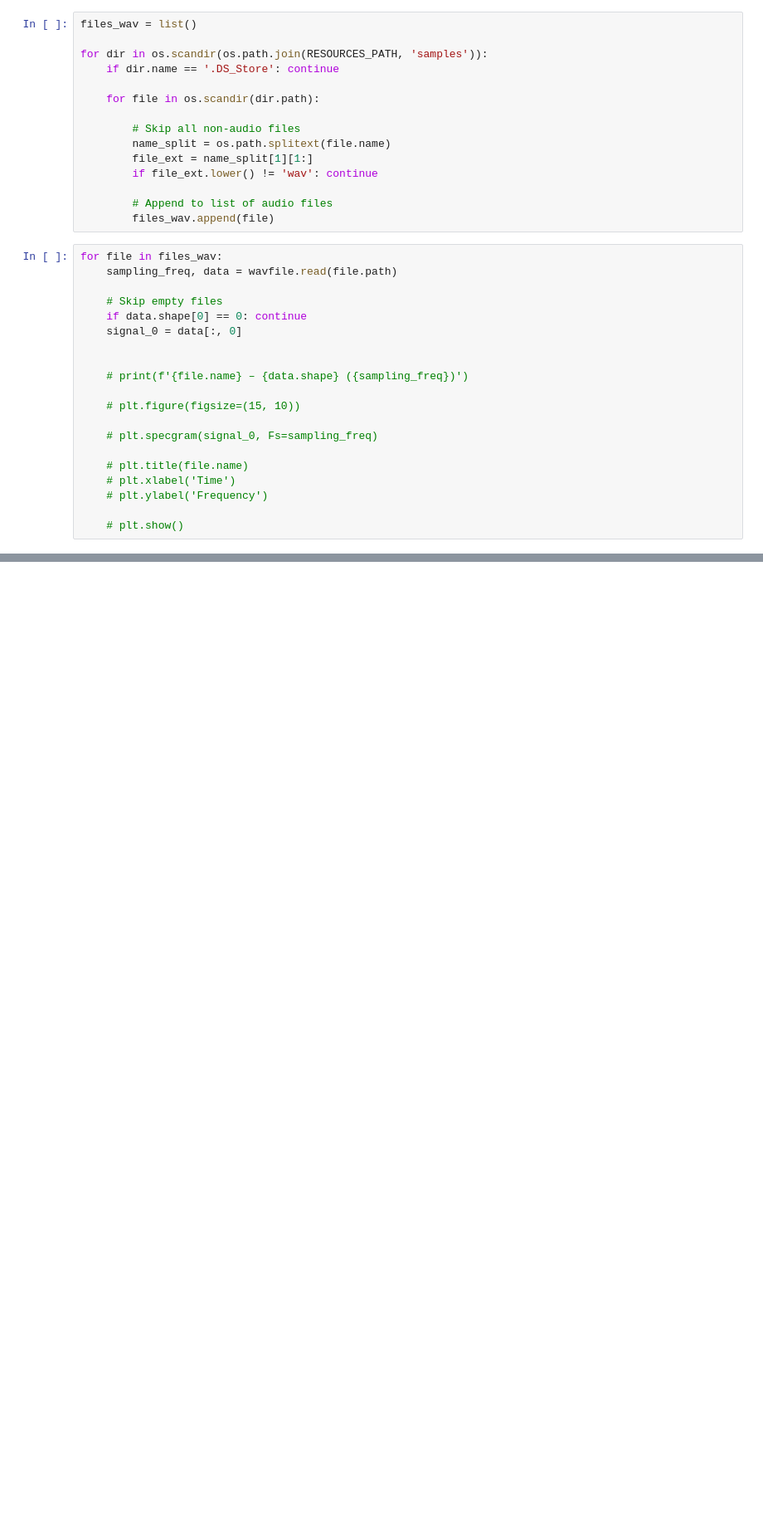
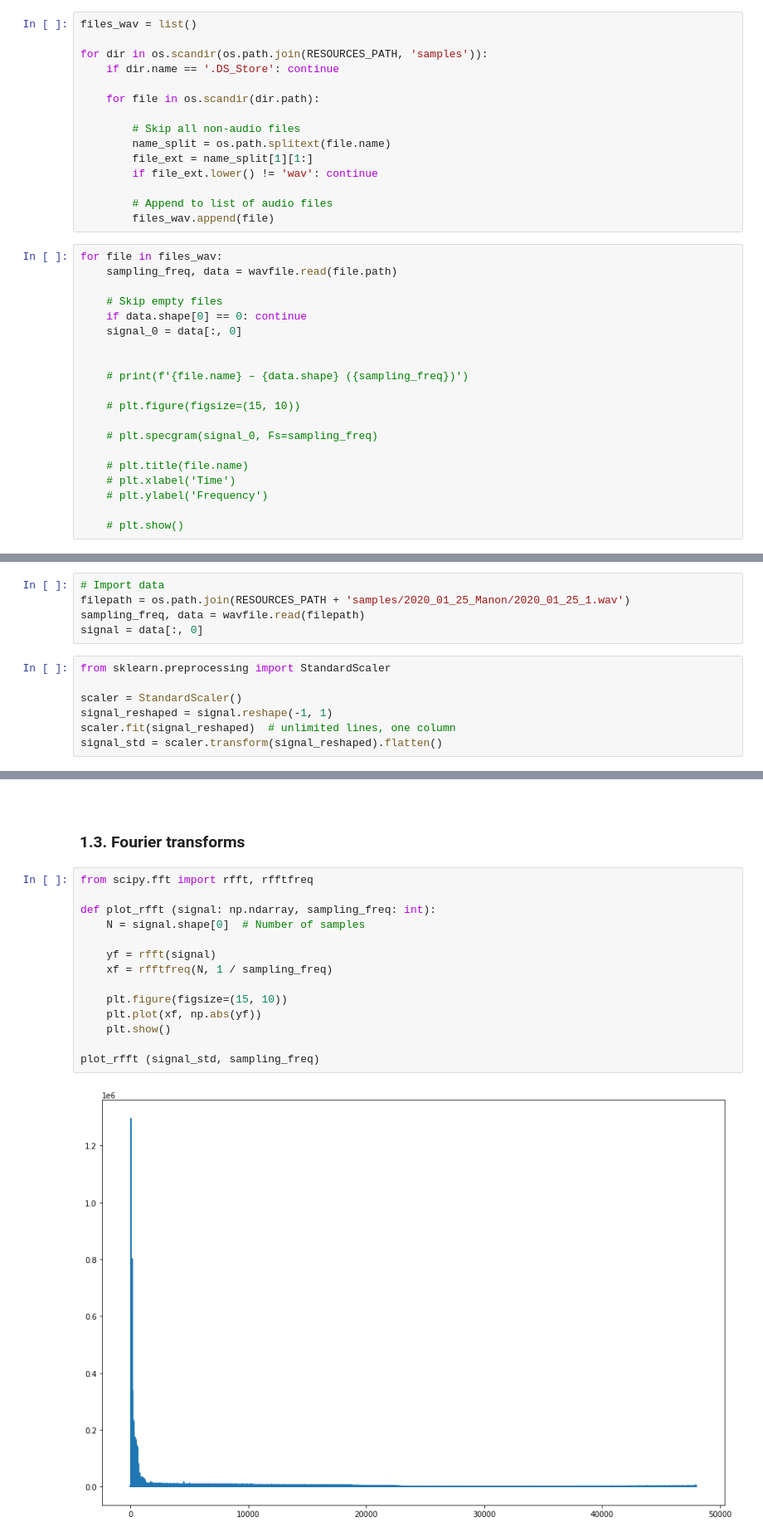
Before and after one commit to ahernot/data2021-bruits-mer, a Jupyter notebook: denoising.ipynb, the cells around one changed output, grey strips where cells are left out. Shown at 83% size. Cells and saved outputs as stored; diff of their text form; blank space fills up the shorter version.

```diff
--- a/denoising.ipynb
+++ b/denoising.ipynb
@@ -41,0 +48,12 @@ for file in files_wav:
+# %%
+# Import data
+filepath = os.path.join(RESOURCES_PATH + 'samples/2020_01_25_Manon/2020_01_25_1.wav')
+sampling_freq, data = wavfile.read(filepath)
+signal = data[:, 0]
+# %%
+from sklearn.preprocessing import StandardScaler
+
+scaler = StandardScaler()
+signal_reshaped = signal.reshape(-1, 1)
+scaler.fit(signal_reshaped)  # unlimited lines, one column
+signal_std = scaler.transform(signal_reshaped).flatten()
@@ -41,0 +78,20 @@ for file in files_wav:
+# %% [markdown]
+<br>
+
+### 1.3. Fourier transforms
+# %%
+from scipy.fft import rfft, rfftfreq
+
+def plot_rfft (signal: np.ndarray, sampling_freq: int):
+    N = signal.shape[0]  # Number of samples
+
+    yf = rfft(signal)
+    xf = rfftfreq(N, 1 / sampling_freq)
+
+    plt.figure(figsize=(15, 10))
+    plt.plot(xf, np.abs(yf))
+    plt.show()
+
+plot_rfft (signal_std, sampling_freq)
+# %% [output]
+[figure, added]
```
Also changed, not shown: parts of 10 cells of this notebook, 2 other files.
